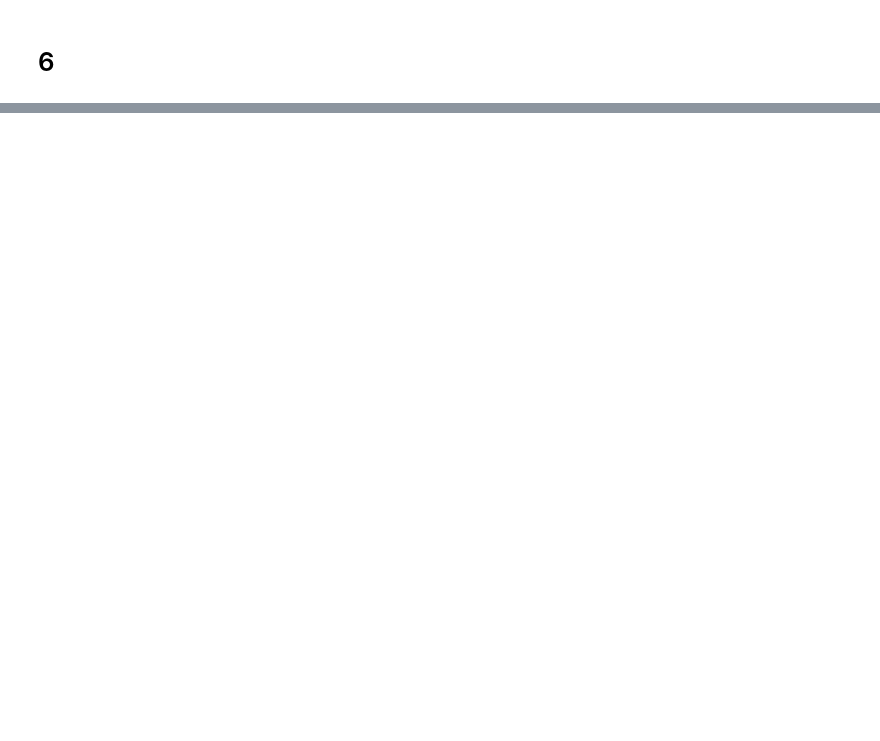
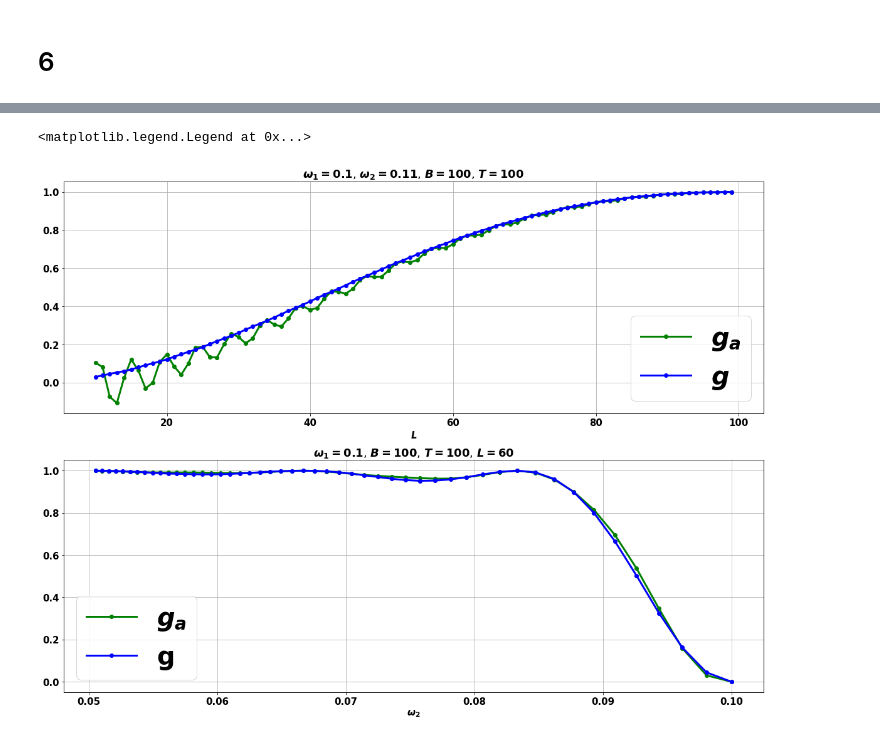
Before and after one commit to Loulaan/researchWork, a Jupyter notebook: System/imgs_graduation.ipynb, the cells around one changed output, grey strips where cells are left out. Saved outputs shown, nothing was run; the diff lists cells and outputs as text; code cells hidden in the pictures; blank space fills up the shorter version.

```diff
--- a/System/imgs_graduation.ipynb
+++ b/System/imgs_graduation.ipynb
@@ -164,0 +227,20 @@ ax4.grid()
+# %%
+fig, (ax1, ax2) = plt.subplots(2,1, figsize=(20, 15))
+plt.rc('legend',fontsize=40)
+ax1.set_title(fr"$\omega_1=0.1$, $\omega_2=0.11$, $B=100$, $T=100$")
+ax1.set_xlabel(r"$L$")
+ax1.grid()
+ax1.plot(L_, gs_a_1, marker="o", color="g", label=r"$g_a$", linewidth=3)
+ax1.plot(L_, gs_c_1, marker="o", color="b", label="$g$", linewidth=3)
+ax1.legend(loc = "lower right")
+
+ax2.set_title(rf"$\omega_1=0.1$, $B=100$, $T=100$, $L=60$")
+ax2.set_xlabel(r"$\omega_2$")
+ax2.grid()
+ax2.plot(w2_, gs_a, marker="o", color="g", label="$g_a$", linewidth=3)
+ax2.plot(w2_, gs_c, marker="o", color="b", label="g", linewidth=3)
+ax2.legend(loc = "lower left")
+# approxCorrectness.png
+# %% [output]
+<matplotlib.legend.Legend at 0x...>
+[figure, added]
```
Also changed, not shown: parts of 27 cells of this notebook, 12 other files.
